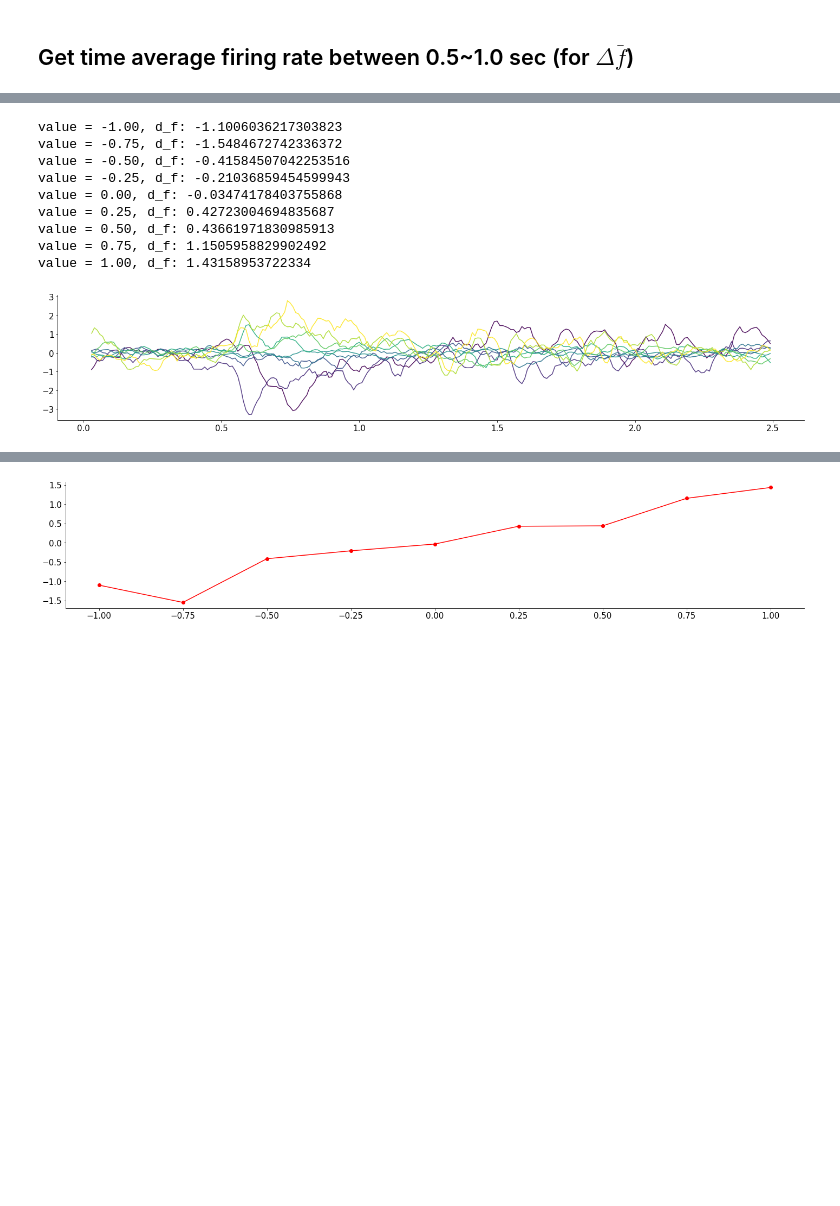
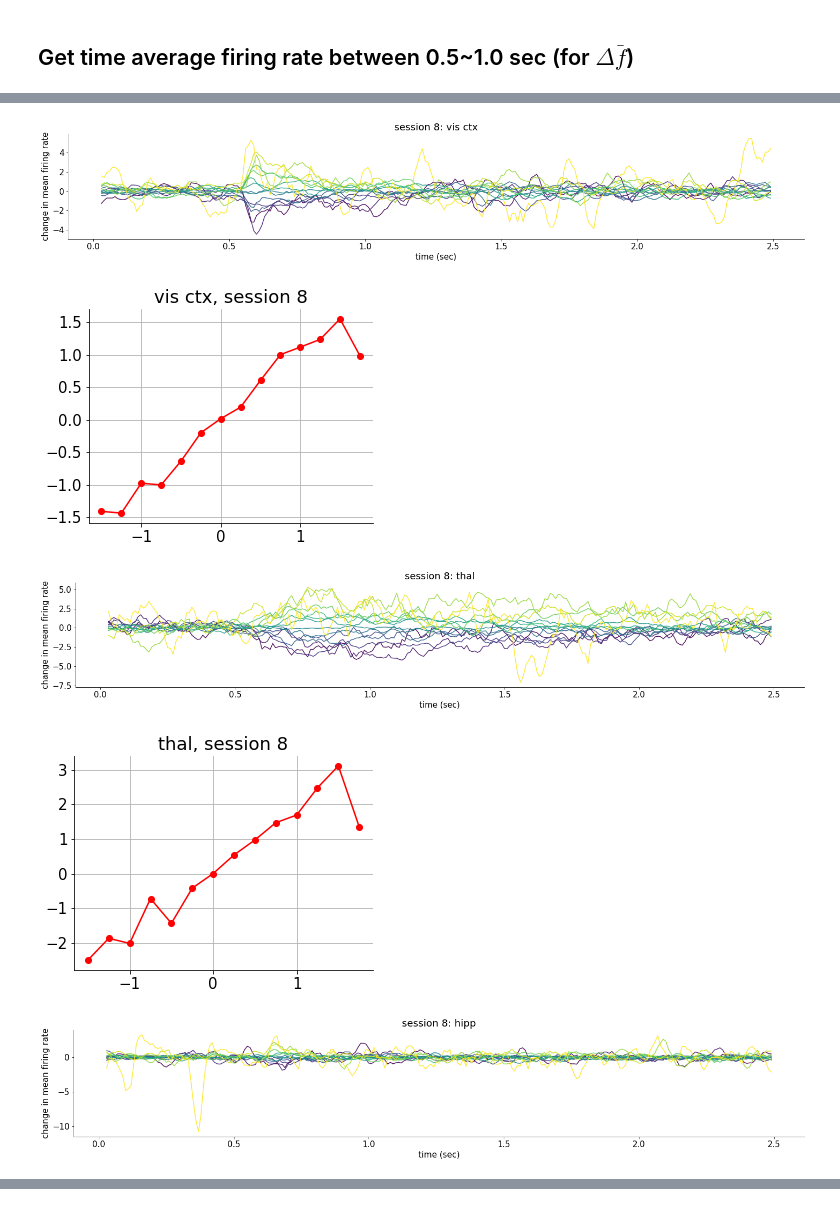
Before and after one commit to Y-Akihiro/NMA2020, a Jupyter notebook: Project_decision dinos/Steinmetz_trial_history.v3.ipynb, the cells around one changed output, grey strips where cells are left out. Saved outputs shown, nothing was run; the diff lists cells and outputs as text; code cells hidden in the pictures; blank space fills up the shorter version.

```diff
--- a/Project_decision dinos/Steinmetz_trial_history.v3.ipynb
+++ b/Project_decision dinos/Steinmetz_trial_history.v3.ipynb
@@ -669,0 +708,11 @@ skip plotting
+# %%
+def plot_tuning_curve(j_barea, d_mean, d_value):
+    fig = plt.figure(figsize=(5,4))
+    plt.plot(np.unique(d_value), d_mean, 'ro-')
+#     plt.xlabel('Change in contrast difference')
+#     plt.ylabel('Time-average of change \n in mean firing rate (Hz)')
+    plt.title(regions[j_barea]+ ', session %1.0f'%n_session)
+    plt.grid()
+    plt.show()
+
+plot_tuning_curve(0, d_mean, dtask_diff)
@@ -670,35 +721,40 @@ skip plotting
 # %%
 n_session = 8
 dat, barea, NN, regions, brain_groups, nareas = load_data(n_session)
 dt, NT, task_diff, dtask_diff, dtdiff = get_task_difference(n_session)
 _, _, t_cont, dt_cont, dtcont = get_total_contrast(n_session)
 
 dt = dat['bin_size'] # binning at 10 ms
 NT = dat['spks'].shape[-1]
 dspks = np.diff(dat['spks'],axis=1)
 
+dtask_diff = dt_cont
 colors = plt.cm.viridis(np.linspace(0,1,len(np.unique(dtask_diff))))
 win_size = 4
 # print(np.unique(dtask_diff))
 # value = np.unique(dtask_diff)[-1]
-j=0
-d_mean = np.zeros(len(np.unique(dtask_diff)))
-for i, value in enumerate(np.unique(dtask_diff)):
-    plt.plot(dt*np.arange(NT),
-             1/dt*pd.Series(dspks[:,dtask_diff==value][barea==j].mean(axis=(0,1))).rolling(window=win_size).mean(),
-             label=r'$\Delta$: %1.2f'%value,
-             color=colors[i],
-             alpha=0.9)
-    d_mean[i] = 1/dt*dspks[:,dtask_diff==value][barea==j].mean(axis=(0,1))[50:100].mean()
-    print('value = %1.2f, d_f:'%value, d_mean[i])
+
+for j in range(nareas):
+    d_mean = np.zeros(len(np.unique(dtask_diff)))
+
+#     fig = plt.figure(figsize=(8,5))
+
+    for i, value in enumerate(np.unique(dtask_diff)):
+        plt.plot(dt*np.arange(NT),
+                 1/dt*pd.Series(dspks[:,dtask_diff==value][barea==j].mean(axis=(0,1))).rolling(window=win_size).mean(),
+                 label=r'$\Delta$: %1.2f'%value,
+                 color=colors[i],
+                 alpha=0.9)
+        d_mean[i] = 1/dt*dspks[:,dtask_diff==value][barea==j].mean(axis=(0,1))[50:100].mean() # get time average of change in f
+    plt.ylabel('change in mean firing rate')
+    plt.xlabel('time (sec)')
+    plt.title('session %1.0f: '%n_session + regions[j])
+    plt.show()
+
+    plot_tuning_curve(j, d_mean, dtask_diff)
 # %% [output]
-value = -1.00, d_f: -1.1006036217303823
-value = -0.75, d_f: -1.5484672742336372
-value = -0.50, d_f: -0.41584507042253516
-value = -0.25, d_f: -0.21036859454599943
-value = 0.00, d_f: -0.03474178403755868
-value = 0.25, d_f: 0.42723004694835687
-value = 0.50, d_f: 0.43661971830985913
-value = 0.75, d_f: 1.1505958829902492
-value = 1.00, d_f: 1.43158953722334
-[figure, old version]
+[figure, new version]
+[figure, added]
+[figure, added]
+[figure, added]
+[figure, added]
@@ -705,5 +763,0 @@ value = 1.00, d_f: 1.43158953722334
-# %%
-plt.plot(np.unique(dtask_diff), d_mean, 'ro-')
-plt.show()
-# %% [output]
-[figure, removed]
```
Also changed, not shown: parts of 5 cells of this notebook.
